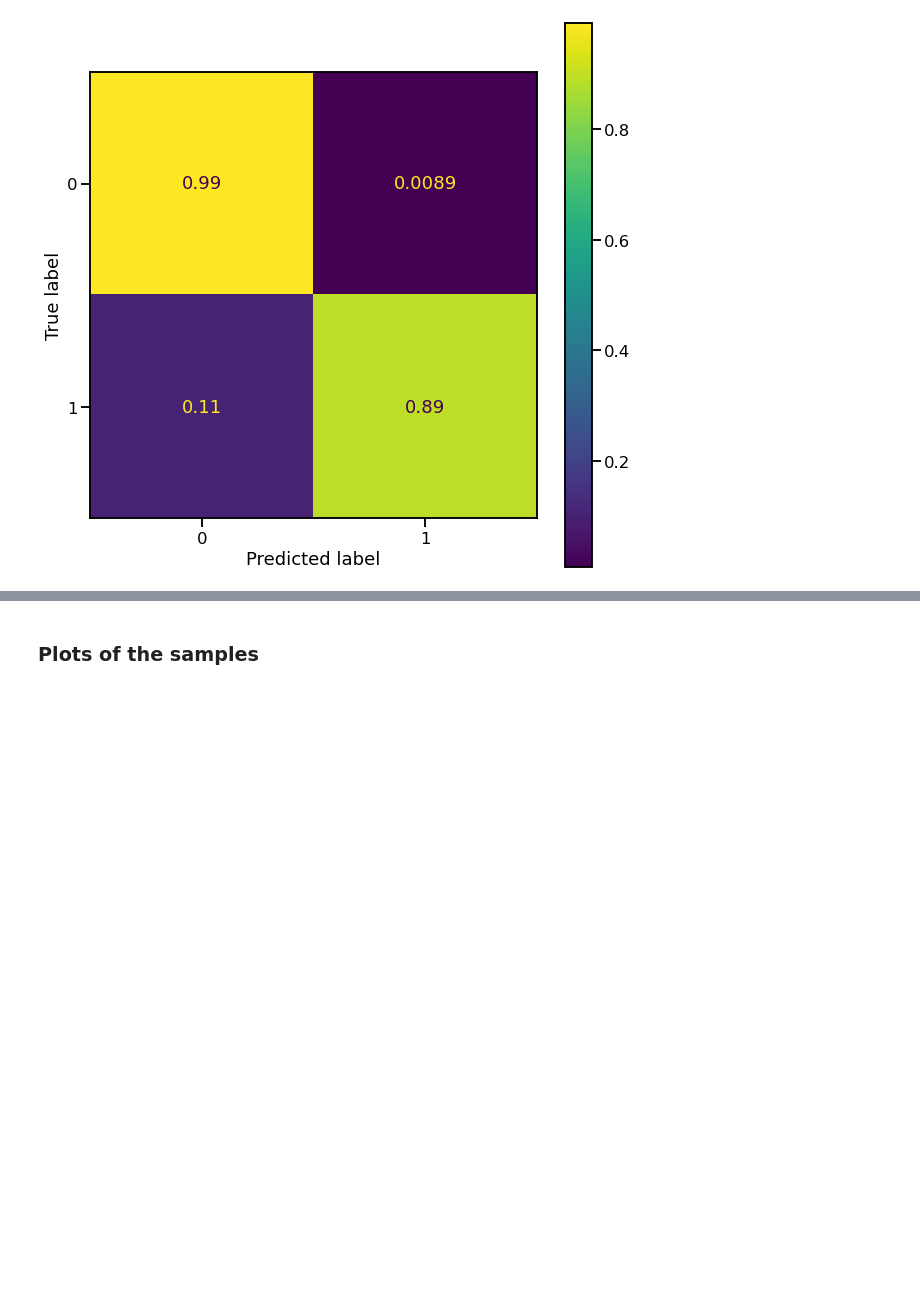
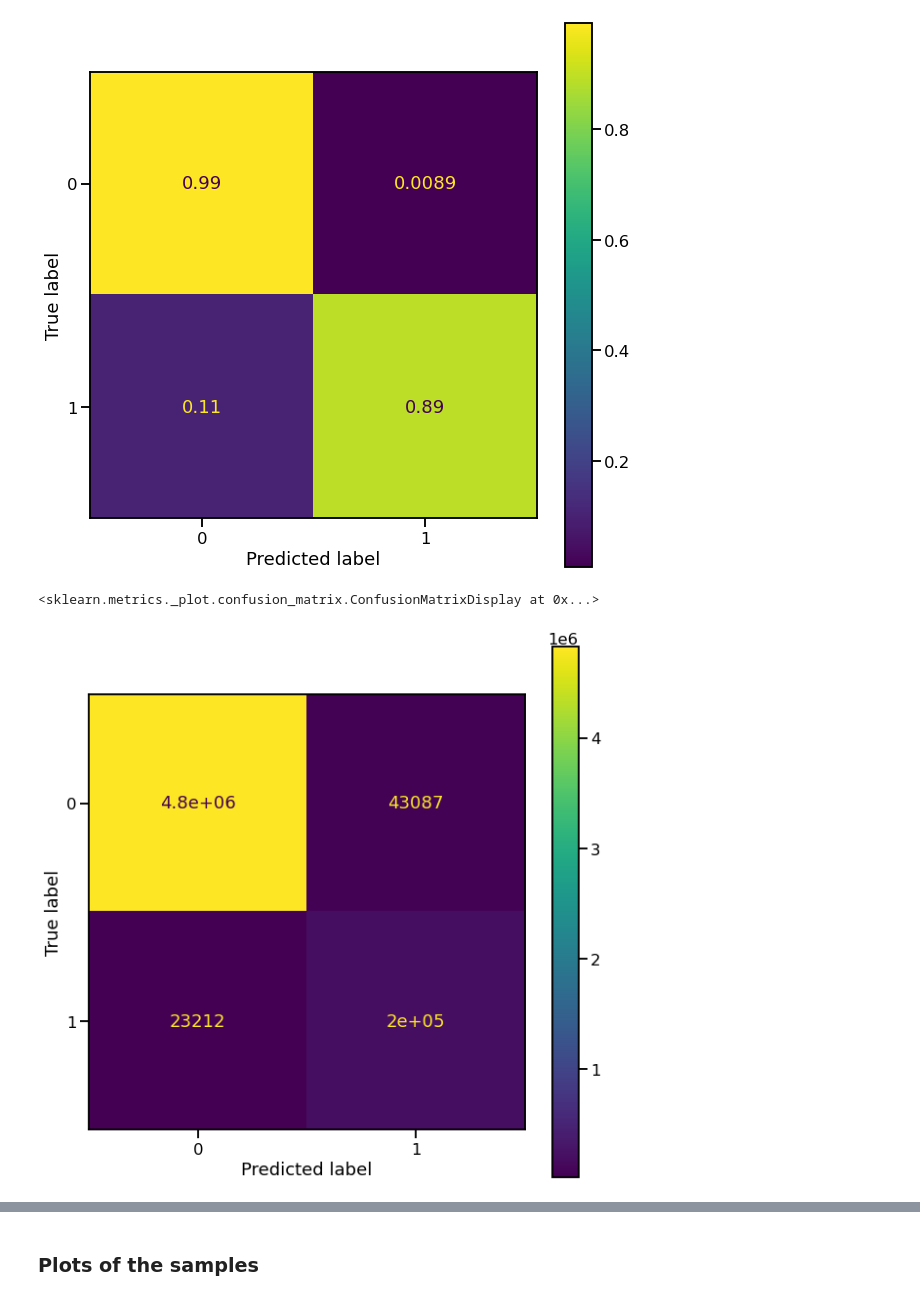
Before and after one commit to lsst-dm/ap_pipe-notebooks, a Jupyter notebook: notebooks/PREOPS-559_DC2_DIASource_Match.ipynb, the cells around one changed output, grey strips where cells are left out. Drawn from its saved outputs; the diff is of its cells as text; code cells hidden in the pictures; blank space fills up the shorter version.

```diff
--- a/notebooks/PREOPS-559_DC2_DIASource_Match.ipynb
+++ b/notebooks/PREOPS-559_DC2_DIASource_Match.ipynb
@@ -547,3 +547,13 @@ disp.plot(ax=ax)
 # %% [output]
 <sklearn.metrics._plot.confusion_matrix.ConfusionMatrixDisplay at 0x...>
 [figure]
+# %%
+fig = plt.figure(figsize=(10,10))
+ax = fig.add_subplot(111)
+cm = confusion_matrix(y_true, y_pred)#, labels=clf.classes_)
+disp = ConfusionMatrixDisplay(confusion_matrix=cm)#,
+                               #display_labels=clf.classes_)
+disp.plot(ax=ax)
+# %% [output]
+<sklearn.metrics._plot.confusion_matrix.ConfusionMatrixDisplay at 0x...>
+[figure, added]
```
Also changed, not shown: parts of 8 cells of this notebook.
